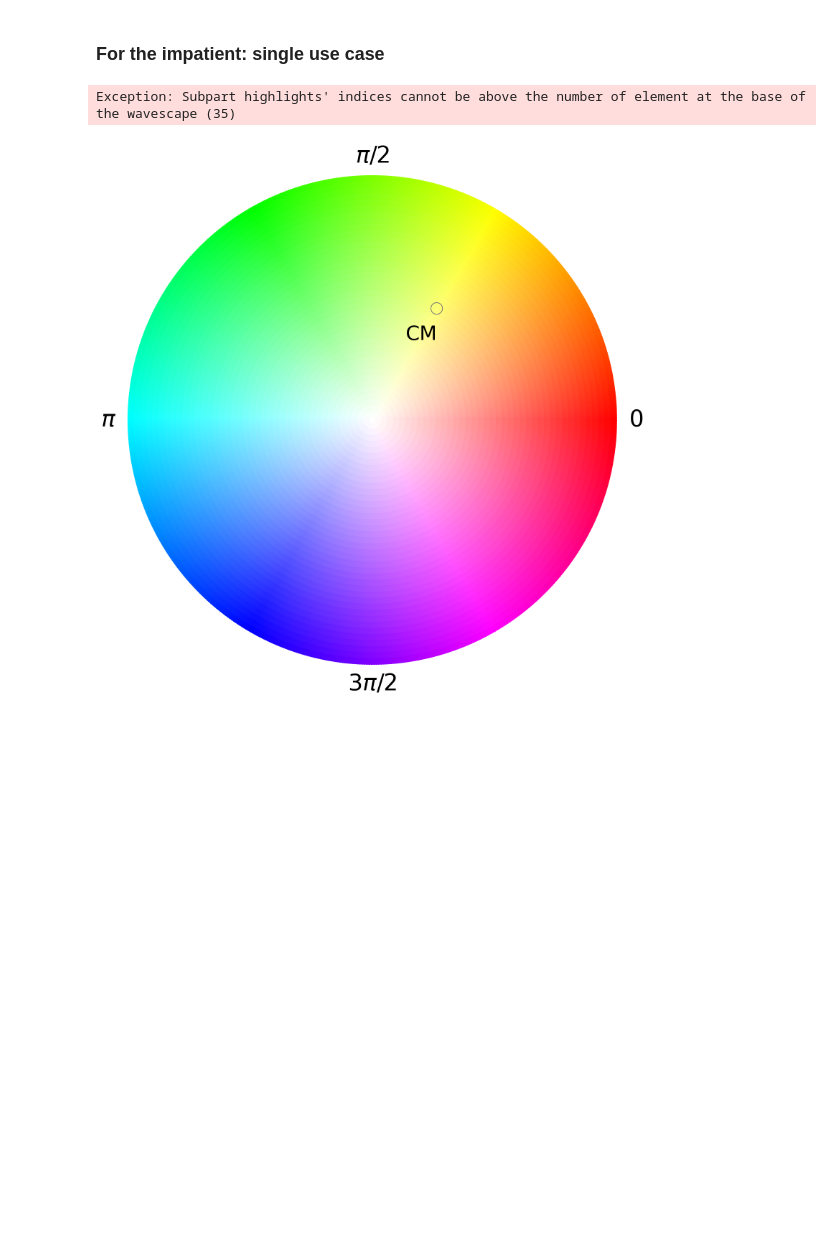
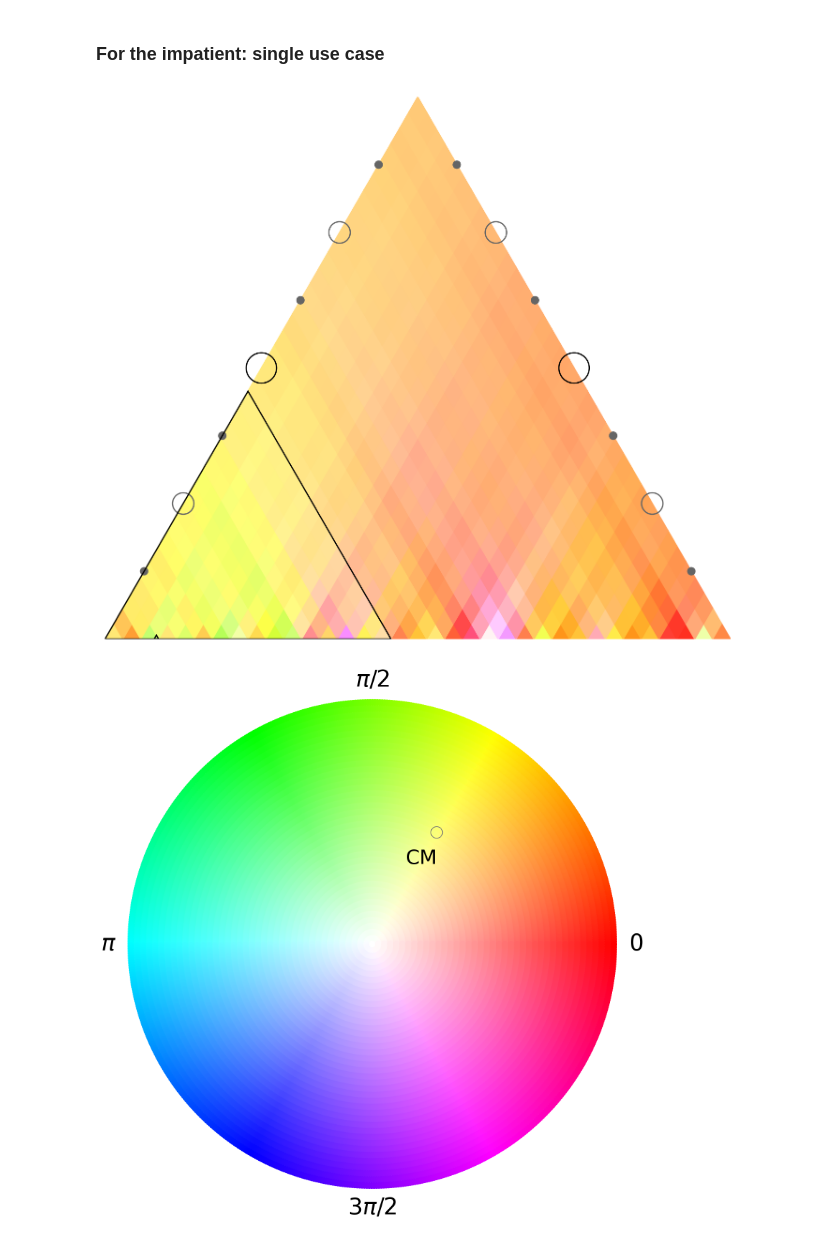
Before and after one commit to DCMLab/wavescapes, a Jupyter notebook: refactoring.ipynb, the cells around one changed output. Saved outputs shown, nothing was run; the diff lists cells and outputs as text; code cells hidden in the pictures; blank space fills up the shorter version.

```diff
--- a/refactoring.ipynb
+++ b/refactoring.ipynb
@@ -1330,11 +1330,11 @@ def legend_decomposition(pcv_dict, width = 13, single_img_coeff = None):
 # %%
 pc_mat = produce_pitch_class_matrix_from_filename(bach_prelude_midi, aw_size=4, trim_extremities=False)
 fourier_mat = apply_dft_to_pitch_class_matrix(pc_mat)
 color_mat = complex_utm_to_ws_utm(fourier_mat, 5)
-ws = Wavescape(color_mat, pixel_width=700, drawing_primitive='rhombus', subparts_highlighted=[[0, 16], [244.5,24.5]])
+ws = Wavescape(color_mat, pixel_width=700, drawing_primitive='rhombus', subparts_highlighted=[[0, 16], [2.75,3]])
 ws.draw()
 # %% [output]
-Exception: Subpart highlights' indices cannot be above the number of element at the base of the wavescape (35)
+[figure, added]
 # %%
 legend_decomposition({'CM':[[1,0,1,0,1,1,0,1,0,1,0,1], [5]]}, single_img_coeff=5)
 # %% [output]
```
